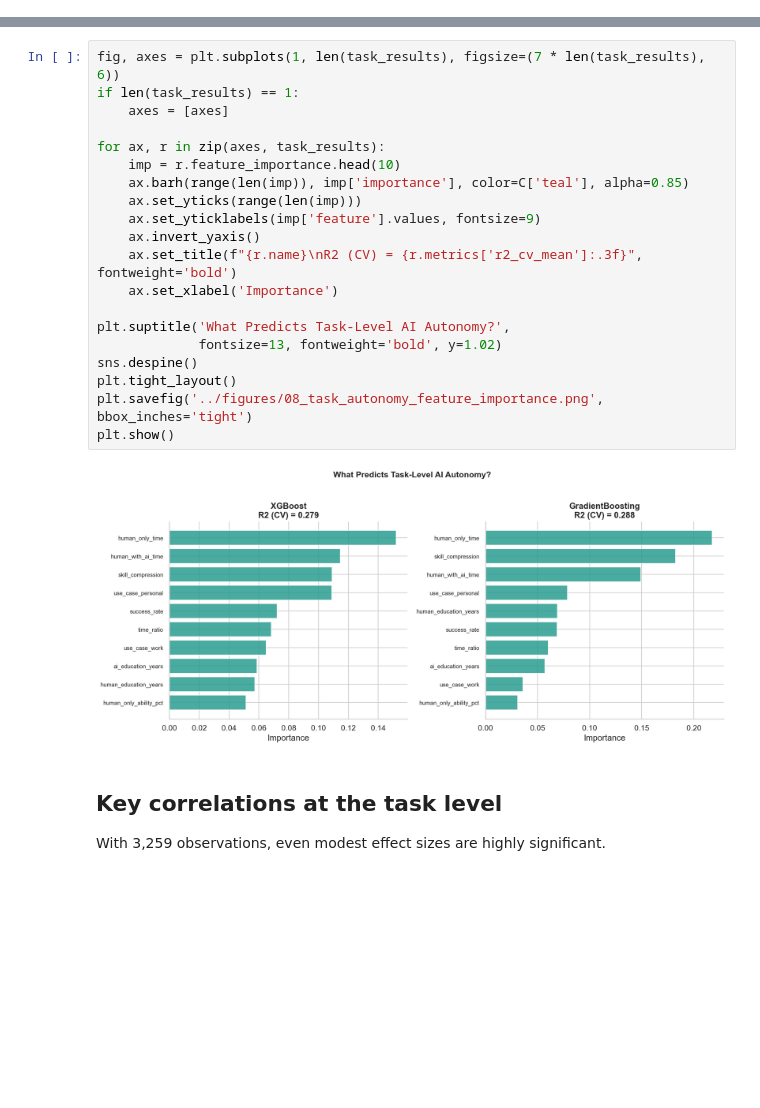
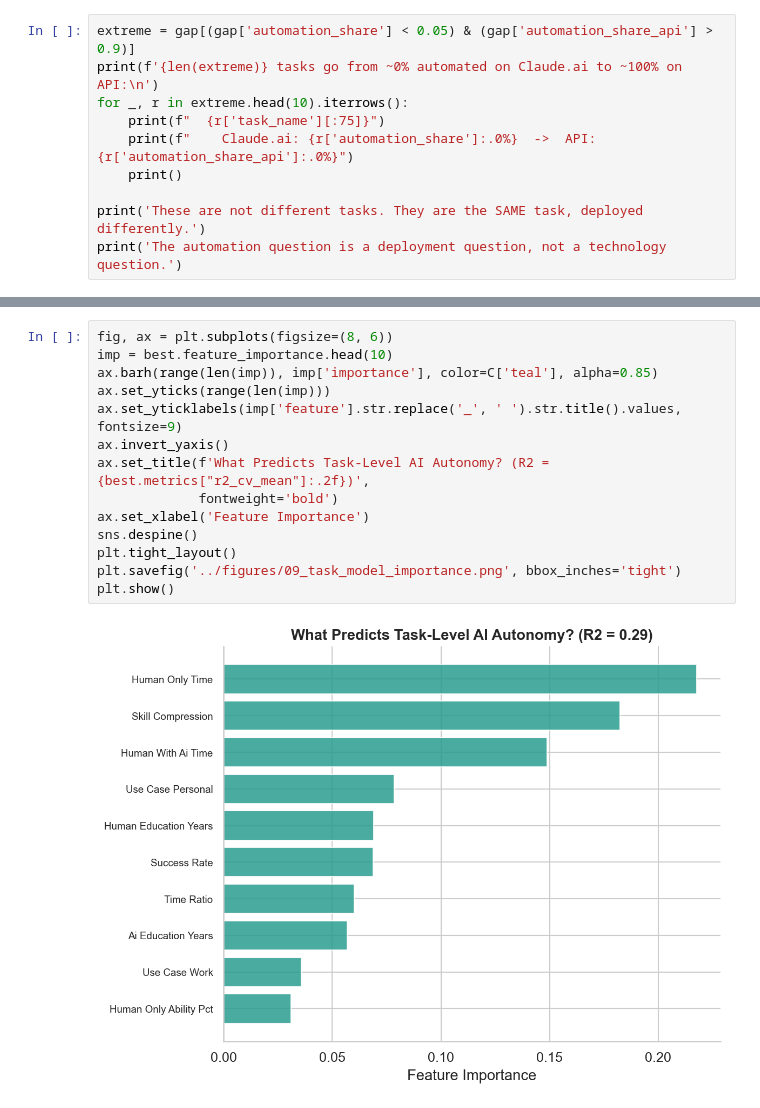
Before and after one commit to alvinekelund/what-predicts-ai-automation, a Jupyter notebook: notebooks/03_task_level_analysis.ipynb, the cells around one changed output, grey strips where cells are left out. Saved outputs shown, nothing was run; the diff lists cells and outputs as text; blank space fills up the shorter version.

```diff
--- a/notebooks/03_task_level_analysis.ipynb
+++ b/notebooks/03_task_level_analysis.ipynb
@@ -45,0 +72,10 @@ Task-level autonomy prediction should do substantially better.
+# %%
+extreme = gap[(gap['automation_share'] < 0.05) & (gap['automation_share_api'] > 0.9)]
+print(f'{len(extreme)} tasks go from ~0% automated on Claude.ai to ~100% on API:\n')
+for _, r in extreme.head(10).iterrows():
+    print(f"  {r['task_name'][:75]}")
+    print(f"    Claude.ai: {r['automation_share']:.0%}  ->  API: {r['automation_share_api']:.0%}")
+    print()
+
+print('These are not different tasks. They are the SAME task, deployed differently.')
+print('The automation question is a deployment question, not a technology question.')
@@ -88,26 +135,16 @@ COMPARISON:
 # %%
-fig, axes = plt.subplots(1, len(task_results), figsize=(7 * len(task_results), 6))
-if len(task_results) == 1:
-    axes = [axes]
-
-for ax, r in zip(axes, task_results):
-    imp = r.feature_importance.head(10)
-    ax.barh(range(len(imp)), imp['importance'], color=C['teal'], alpha=0.85)
-    ax.set_yticks(range(len(imp)))
-    ax.set_yticklabels(imp['feature'].values, fontsize=9)
-    ax.invert_yaxis()
-    ax.set_title(f"{r.name}\nR2 (CV) = {r.metrics['r2_cv_mean']:.3f}", fontweight='bold')
-    ax.set_xlabel('Importance')
-
-plt.suptitle('What Predicts Task-Level AI Autonomy?',
-             fontsize=13, fontweight='bold', y=1.02)
+fig, ax = plt.subplots(figsize=(8, 6))
+imp = best.feature_importance.head(10)
+ax.barh(range(len(imp)), imp['importance'], color=C['teal'], alpha=0.85)
+ax.set_yticks(range(len(imp)))
+ax.set_yticklabels(imp['feature'].str.replace('_', ' ').str.title().values, fontsize=9)
+ax.invert_yaxis()
+ax.set_title(f'What Predicts Task-Level AI Autonomy? (R2 = {best.metrics["r2_cv_mean"]:.2f})',
+             fontweight='bold')
+ax.set_xlabel('Feature Importance')
 sns.despine()
 plt.tight_layout()
-plt.savefig('../figures/08_task_autonomy_feature_importance.png', bbox_inches='tight')
+plt.savefig('../figures/09_task_model_importance.png', bbox_inches='tight')
 plt.show()
 # %% [output]
-[figure, old version]
+[figure, new version]
-# %% [markdown]
-## Key correlations at the task level
-
-With 3,259 observations, even modest effect sizes are highly significant.
```
Also changed, not shown: parts of 19 cells of this notebook, 29 other files.
